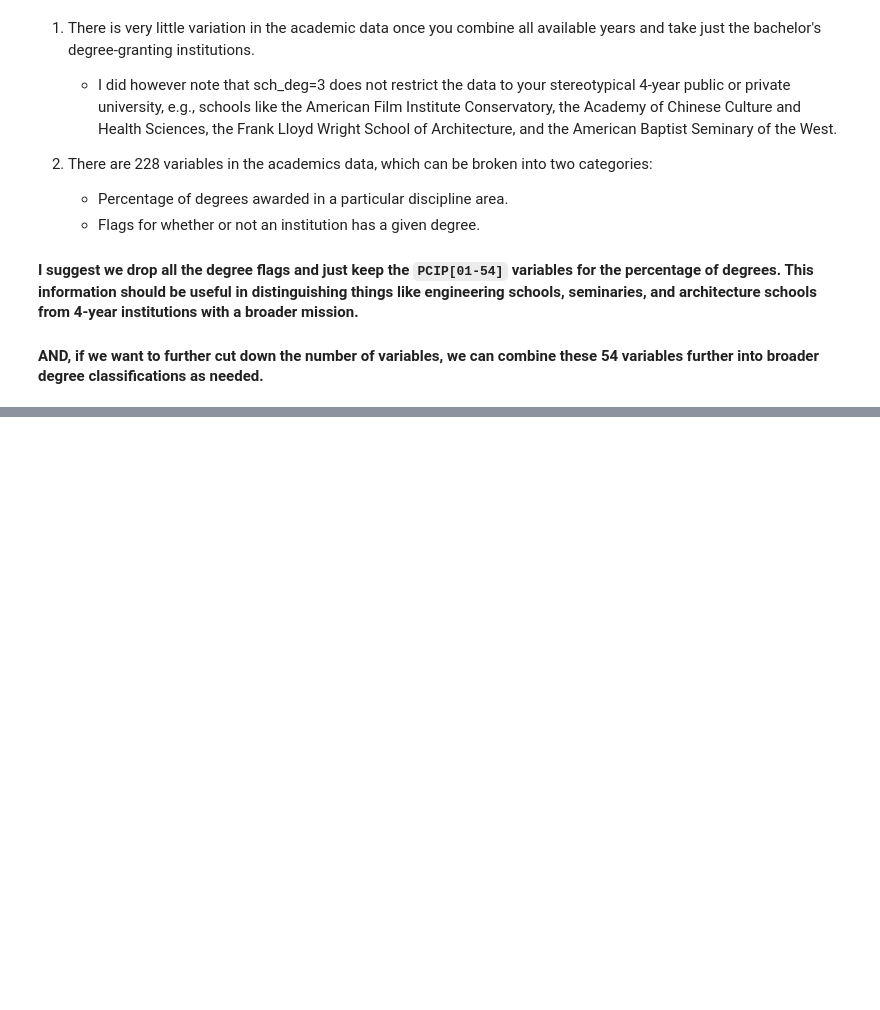
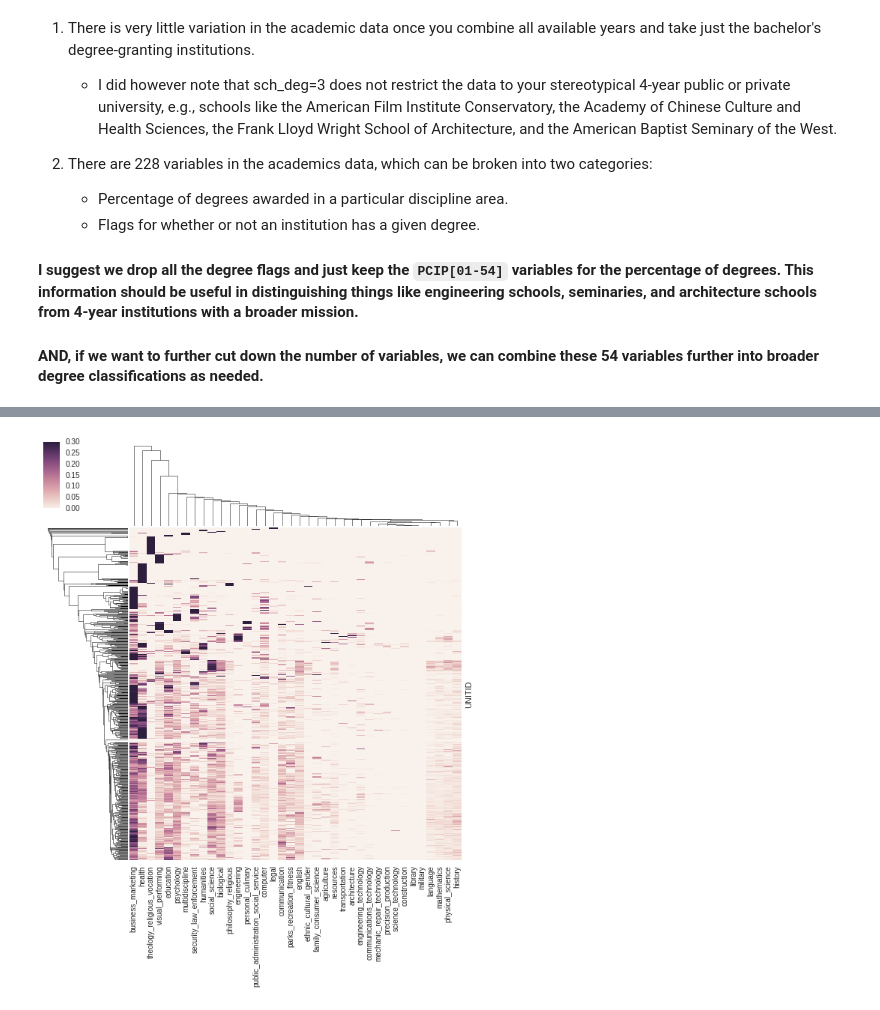
Before and after one commit to juliasilge/fall2016competition, a Jupyter notebook: Academics.ipynb, the cells around one changed output, grey strips where cells are left out. Saved outputs shown, nothing was run; the diff lists cells and outputs as text; code cells hidden in the pictures; blank space fills up the shorter version.

```diff
--- a/Academics.ipynb
+++ b/Academics.ipynb
@@ -179,0 +169,5 @@ Three.  Three unique counts for 231 entries.  Not a whole lot of variation here.
+# %%
+m = sns.clustermap(pcip.sample(frac=.25, axis=0), vmax=.3, vmin=0, square=False, yticklabels=False)
+#p = plt.setp(m.axes.xaxis.get_majorticklabels(), rotation=45)
+# %% [output]
+[figure, added]
```
Also changed, not shown: parts of 32 cells of this notebook.
